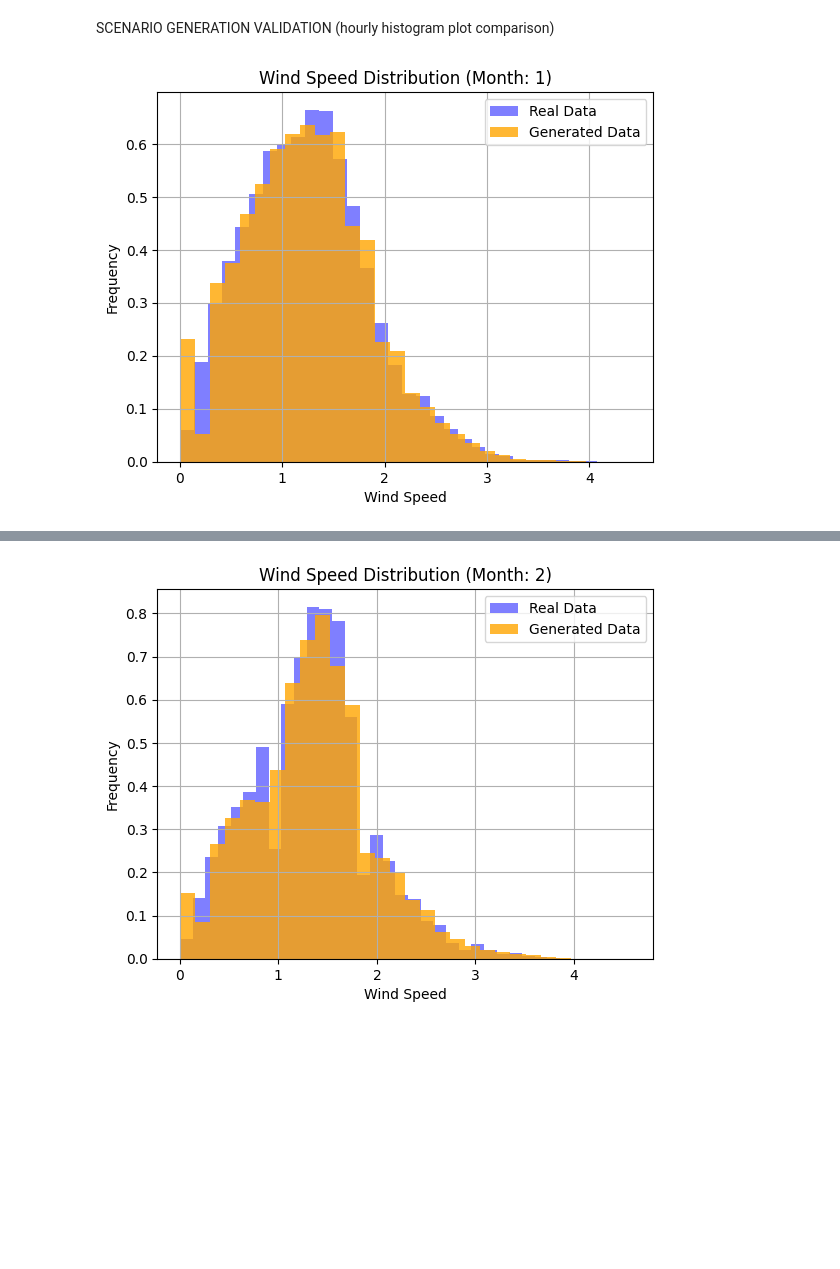
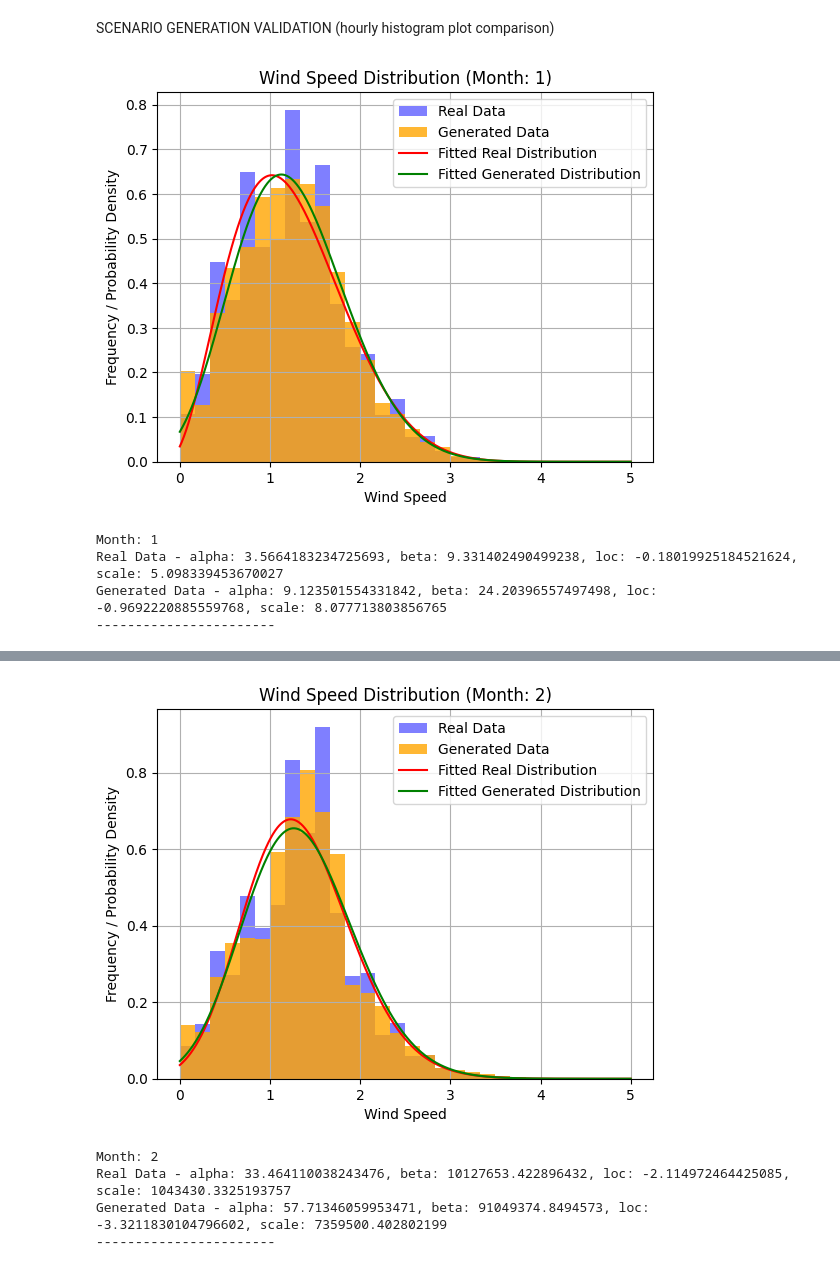
Before and after one commit to TUMFTM/REVOL-E-TION, a Jupyter notebook: RE stochastic gen/Wind_gen/Wind_gen.ipynb, the cells around one changed output, grey strips where cells are left out. Drawn from its saved outputs; the diff is of its cells as text; code cells hidden in the pictures; blank space fills up the shorter version.

```diff
--- a/RE stochastic gen/Wind_gen/Wind_gen.ipynb
+++ b/RE stochastic gen/Wind_gen/Wind_gen.ipynb
@@ -209,6 +209,8 @@ SCENARIO GENERATION VALIDATION (hourly histogram plot comparison)
 import os
 import pandas as pd
 import matplotlib.pyplot as plt
+import numpy as np
+from scipy.stats import beta
 
 # Get the current directory
 current_directory = os.getcwd()
@@ -235,34 +237,61 @@ for month in range(1, 13):
     plt.figure()  # Create a new figure for each month
     plt.title(f'Wind Speed Distribution (Month: {month})')
 
     # Filter the real data for the specific month
     filtered_real_data = real_data[real_data.index.month == month]['wind_speed']
 
     # Create an empty list to store the generated wind speed data for the current month
     generated_wind_speeds = []
 
     # Loop through each scenario file
     for scenario_file in scenario_files:
         # Read the CSV file
         df_scenario = pd.read_csv(os.path.join(current_directory, scenario_file), header=None, names=['wind_speed'])
 
         # Assign the pre-generated timestamps to the scenario data
         df_scenario.index = date_index
 
         # Filter the generated data for the specific month
         filtered_generated_data = df_scenario[df_scenario.index.month == month]
 
         # Append the wind speed values to the list
         generated_wind_speeds.extend(filtered_generated_data['wind_speed'].values)
 
+    # Fit the beta distribution to the real data
+    alpha_real, beta_real, loc_real, scale_real = beta.fit(filtered_real_data)
+
+    # Fit the beta distribution to the generated data
+    alpha_generated, beta_generated, loc_generated, scale_generated = beta.fit(generated_wind_speeds)
+
+    # Create a range of wind speeds for plotting the fitted distributions
+    x = np.linspace(0, 5, 1000)
+
+    # Calculate the probability density functions for the fitted beta distributions
+    pdf_real = beta.pdf(x, alpha_real, beta_real, loc_real, scale_real)
+    pdf_generated = beta.pdf(x, alpha_generated, beta_generated, loc_generated, scale_generated)
+
     # Plotting the histograms for real and generated data
-    plt.hist(filtered_real_data, bins=30, alpha=0.5, label='Real Data', color='blue', density=True)
-    plt.hist(generated_wind_speeds, bins=30, alpha=0.8, label='Generated Data', color='orange', density=True)
+    plt.hist(filtered_real_data, bins=30, range=(0, 5), alpha=0.5, label='Real Data', color='blue', density=True)
+    plt.hist(generated_wind_speeds, bins=30, range=(0, 5), alpha=0.8, label='Generated Data', color='orange', density=True)
+
+    # Plotting the fitted beta distributions
+    plt.plot(x, pdf_real, 'r', label='Fitted Real Distribution')
+    plt.plot(x, pdf_generated, 'g', label='Fitted Generated Distribution')
 
     plt.xlabel('Wind Speed')
-    plt.ylabel('Frequency')
+    plt.ylabel('Frequency / Probability Density')
     plt.legend()
     plt.grid(True)
     plt.show()
+
+    # Print the parameters of the fitted distributions
+    print(f'Month: {month}')
+    print(f'Real Data - alpha: {alpha_real}, beta: {beta_real}, loc: {loc_real}, scale: {scale_real}')
+    print(f'Generated Data - alpha: {alpha_generated}, beta: {beta_generated}, loc: {loc_generated}, scale: {scale_generated}')
+    print('-----------------------')
 # %% [output]
-[figure, old version]
+[figure, new version]
+Month: 1
+Real Data - alpha: 3.5664183234725693, beta: 9.331402490499238, loc: -0.18019925184521624, scale: 5.098339453670027
+Generated Data - alpha: 9.123501554331842, beta: 24.20396557497498, loc: -0.9692220885559768, scale: 8.077713803856765
+-----------------------
@@ -269 +299,5 @@ for month in range(1, 13):
-[figure, old version]
+[figure, new version]
+Month: 2
+Real Data - alpha: 33.464110038243476, beta: 10127653.422896432, loc: -2.114972464425085, scale: 1043430.3325193757
+Generated Data - alpha: 57.71346059953471, beta: 91049374.8494573, loc: -3.3211830104796602, scale: 7359500.402802199
+-----------------------
```
Also changed, not shown: parts of 1 cell of this notebook, 1 other file.
